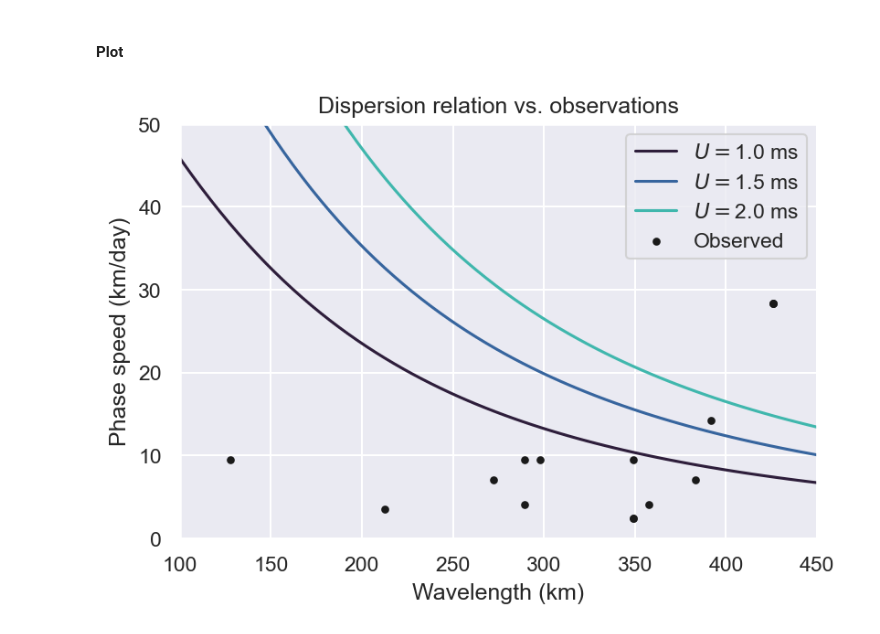
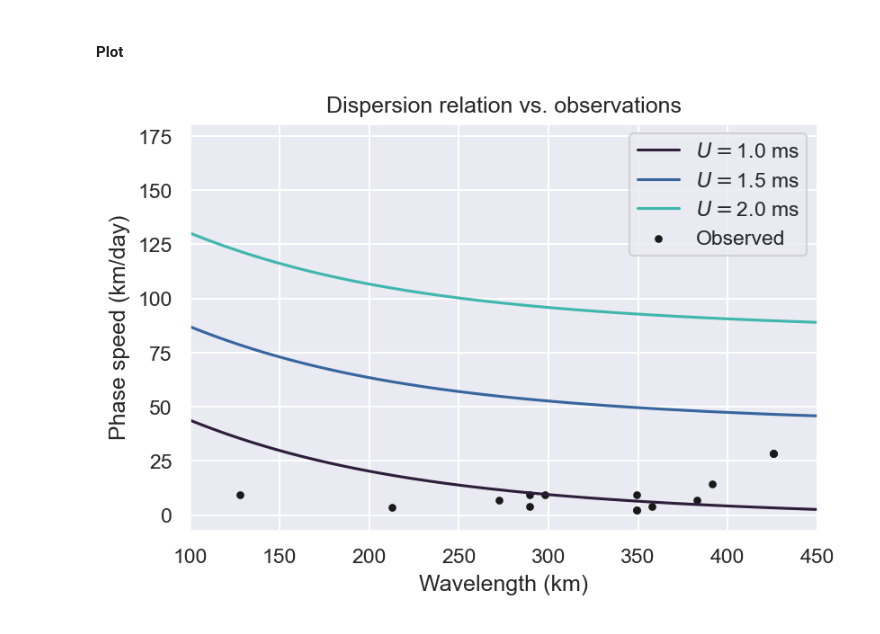
Before and after one commit to ktcarr/12.843, a Jupyter notebook: lab3/phase-speed.ipynb, the cells around one changed output. Cells and saved outputs as stored; diff of their text form; code cells hidden in the pictures.

Commit message:
compute phase speed based on isotherm depth changes

```diff
--- a/lab3/phase-speed.ipynb
+++ b/lab3/phase-speed.ipynb
@@ -18,18 +18,19 @@ def get_c(U, k, L_d):
     return U * (1 - 1/(np.sqrt(L_d**2*k**2 + 1)))
 
 #### Previous version ####
-# def get_c(U, k, L_d, Delta):
-#     '''original version, requires estimate of Delta'''
-#     return U - Delta / (2*np.sqrt(k**2 + L_d**(-2)))
+def get_c_delta(U, k, L_d, Delta):
+    '''Compute phase speed'''
+    return U - Delta / (2*np.sqrt(k**2 + L_d**(-2)))
 # %% [markdown]
 #### Convert longitude to km
 # %%
+lat = 40 # fixed latitude to use, in degrees
 widths_lon     = 2 * np.array([1.25, 2.3, 1.6, 1.7, 2.05, 2.1, 2.5, 1.75, 1.7,
                                2.05, 2.25, 2.5, .75, 2.5, 2.05])
 slopes_lon_day =     np.array([.0417,.1667,.0833,.1111,.0278,.0476,.3333,.1111,
                                .0476,.0278,.0833,.3333,.1111,.3333,.1111])
 
-widths = get_dist_km(dlon=widths_lon,     lat=40) # convert to km
-slopes = get_dist_km(dlon=slopes_lon_day, lat=40)
+widths = get_dist_km(dlon=widths_lon,     lat=lat) # convert to km
+slopes = get_dist_km(dlon=slopes_lon_day, lat=lat)
 # %% [markdown]
 #### Get theoretical curves
@@ -43,31 +56,38 @@ L_d  = np.array([30.])[None,:,None]        # deformation radius in km
 U = U_ms * 3600 * 24 / 1000 # U(0) in km/day
 k = 2*np.pi/lam             # wavenumber in 1/km
 
-## Calc. phase speed ##
+####### First version #####
 c = get_c(U, k, L_d)
 
-## Previous version (requires specifying Delta) ##
-# GS_width = np.array([70,100])[None,None,:] # width of Gulf Stream in km
-# Delta    = 4*U/GS_width
-# c        = get_c_v1(U,k,L_d,Delta)
+##### Alternative version: compute based on change in isotherm height ##
+H1    = 200    # height in m of 15 degree isotherm north of Gulf stream
+H2    = 800    # ""      ""             ""         south ""     ""    ""
+zeta1 = 0      # relative vorticity to the north
+zeta2 = -zeta1 # relative vorticity to the south
+# H0    = (H1+H2)/2 # characteristic depth
+H0    = H1
+omega = 2 * np.pi                           # radians per day
+f0    = 2 * omega * np.sin(np.radians(lat)) # radians per day
+Delta = H0 * ((zeta1+f0)/H1 - (zeta2+f0)/H2)
+c     = get_c_delta(U,k,L_d,Delta)
 # %% [markdown]
 #### Plot
 # %%
 ### colors for plotting ####
 colors = sns.color_palette('mako')
 fig,ax = plt.subplots()
 for j,w in enumerate(U_ms.flatten()):
     for i,L in enumerate(L_d.flatten()):
         ls = '-' if i==0 else '--'
         label = r'$U=$' + f'{w} ms'
         ax.plot(lam.flatten(),c[:,i,j], label=label, c=colors[2*j], ls=ls)
 ax.scatter(widths, slopes, s=10, label='Observed', c='k')
 ax.set_xlabel('Wavelength (km)')
 ax.set_ylabel('Phase speed (km/day)')
 ax.legend()
 ax.set_title('Dispersion relation vs. observations')
 ax.set_xlim([100,450])
-ax.set_ylim([0,50])
+# ax.set_ylim([0,60])
 plt.show()
 # %% [output]
-[figure, old version]
+[figure, new version]
```
Also changed, not shown: parts of 1 cell of this notebook.
